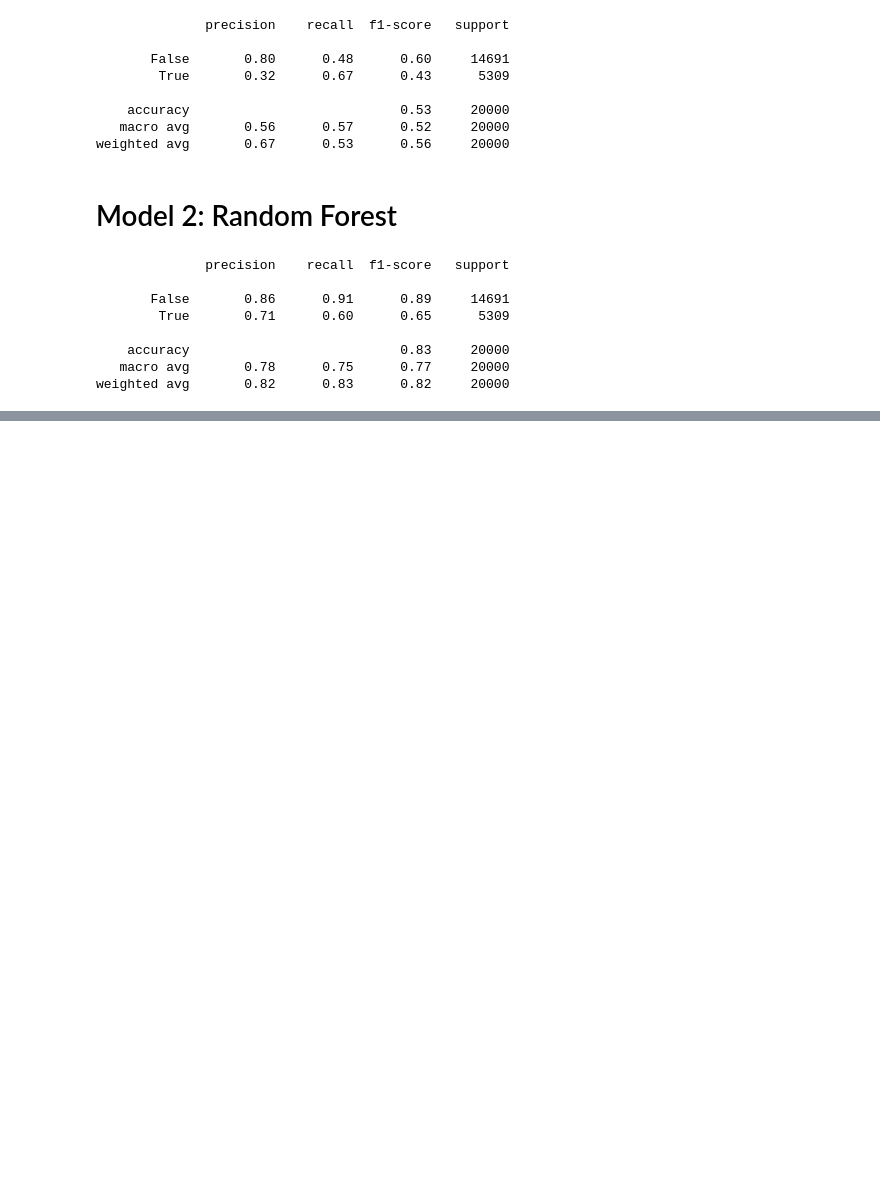
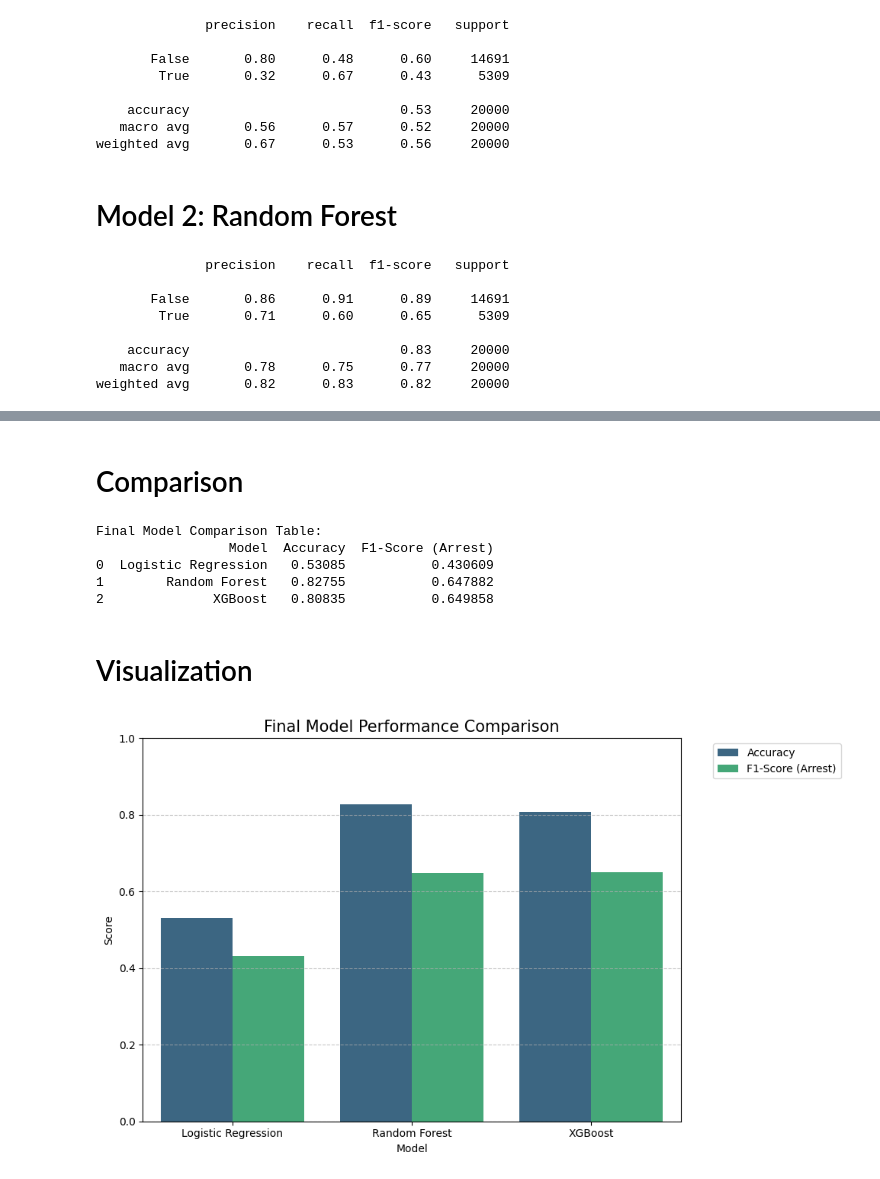
Before and after one commit to Andria-colab/DataGuard, a Jupyter notebook: notebooks/04_machine_learning.ipynb, the cells around one changed output, grey strips where cells are left out. Saved outputs shown, nothing was run; the diff lists cells and outputs as text; code cells hidden in the pictures; blank space fills up the shorter version.

```diff
--- a/notebooks/04_machine_learning.ipynb
+++ b/notebooks/04_machine_learning.ipynb
@@ -138,0 +143,14 @@ weighted avg       0.82      0.83      0.82     20000
+# %%
+xgb_model = XGBClassifier(
+    n_estimators=100,
+    max_depth=6,
+    learning_rate=0.1,
+    scale_pos_weight=3,
+    random_state=42,
+    use_label_encoder=False,
+    eval_metric='logloss'
+)
+
+xgb_model.fit(X_train, y_train)
+y_pred_xgb = xgb_model.predict(X_test)
+print(classification_report(y_test, y_pred_xgb))
@@ -138,0 +166,35 @@ weighted avg       0.82      0.83      0.82     20000
+# %% [markdown]
+# Comparison
+# %%
+# summarizing model performances
+model_data = {
+    "Model": ["Logistic Regression", "Random Forest", "XGBoost"],
+    "Accuracy": [accuracy_score(y_test, y_pred_log_reg), accuracy_score(y_test, y_pred_rf), accuracy_score(y_test, y_pred_xgb)],
+    "F1-Score (Arrest)": [f1_score(y_test, y_pred_log_reg), f1_score(y_test, y_pred_rf), f1_score(y_test, y_pred_xgb)]
+}
+
+comparison_df = pd.DataFrame(model_data)
+print('Final Model Comparison Table:')
+print(comparison_df)
+# %% [output]
+Final Model Comparison Table:
+                 Model  Accuracy  F1-Score (Arrest)
+0  Logistic Regression   0.53085           0.430609
+1        Random Forest   0.82755           0.647882
+2              XGBoost   0.80835           0.649858
+# %% [markdown]
+# Visualization
+# %%
+# here we visualize model performances
+# meaning we compare how well each model did
+plt.figure(figsize=(10, 6))
+df_melted = comparison_df.melt(id_vars='Model', var_name='Metric', value_name='Score') # this is summarizing model performances for plotting
+sns.barplot(data=df_melted, x='Model', y='Score', hue='Metric', palette='viridis')
+plt.title('Final Model Performance Comparison', fontsize=15)
+plt.ylim(0, 1.0)
+plt.ylabel('Score')
+plt.grid(axis='y', linestyle='--', alpha=0.7)
+plt.legend(bbox_to_anchor=(1.05, 1), loc='upper left')
+plt.tight_layout()
+# %% [output]
+[figure, added]
```
Also changed, not shown: parts of 9 cells of this notebook.
